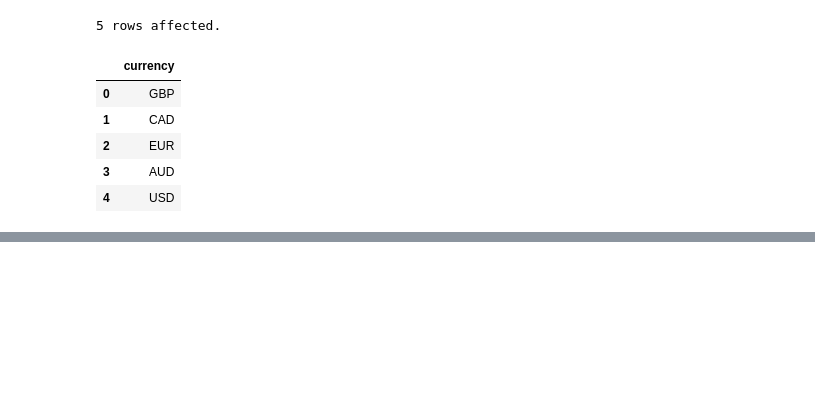
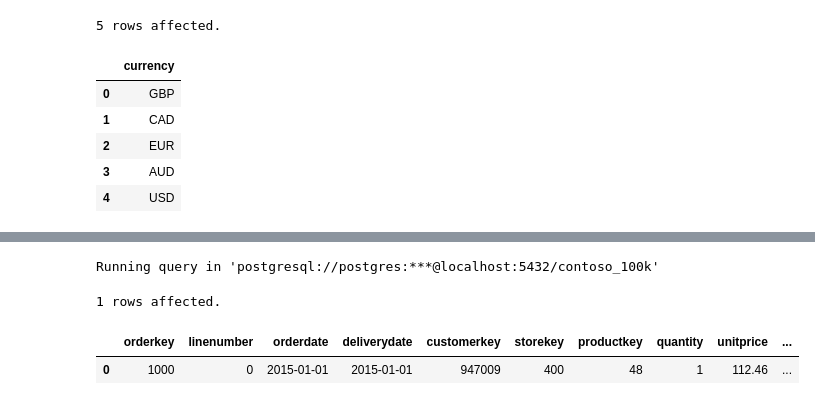
Before and after one commit to Bartek0829/SQL-learning, a Jupyter notebook: Resources/Blank_SQL_Notebook.ipynb, the cells around one changed output, grey strips where cells are left out. Drawn from its saved outputs; the diff is of its cells as text; code cells hidden in the pictures; blank space fills up the shorter version.

```diff
--- a/Resources/Blank_SQL_Notebook.ipynb
+++ b/Resources/Blank_SQL_Notebook.ipynb
@@ -207,0 +208,8 @@ Running query in 'postgresql://postgres:***@localhost:5432/contoso_100k'
+# %%
+%%sql
+SELECT * FROM sales LIMIT 1
+# %% [output]
+Running query in 'postgresql://postgres:***@localhost:5432/contoso_100k'
+1 rows affected.
+|  | orderkey | linenumber | orderdate | deliverydate | customerkey | storekey | productkey | quantity | unitprice | ... |
+| 0 | 1000 | 0 | 2015-01-01 | 2015-01-01 | 947009 | 400 | 48 | 1 | 112.46 | ... |
```
Also changed, not shown: parts of 8 cells of this notebook.
